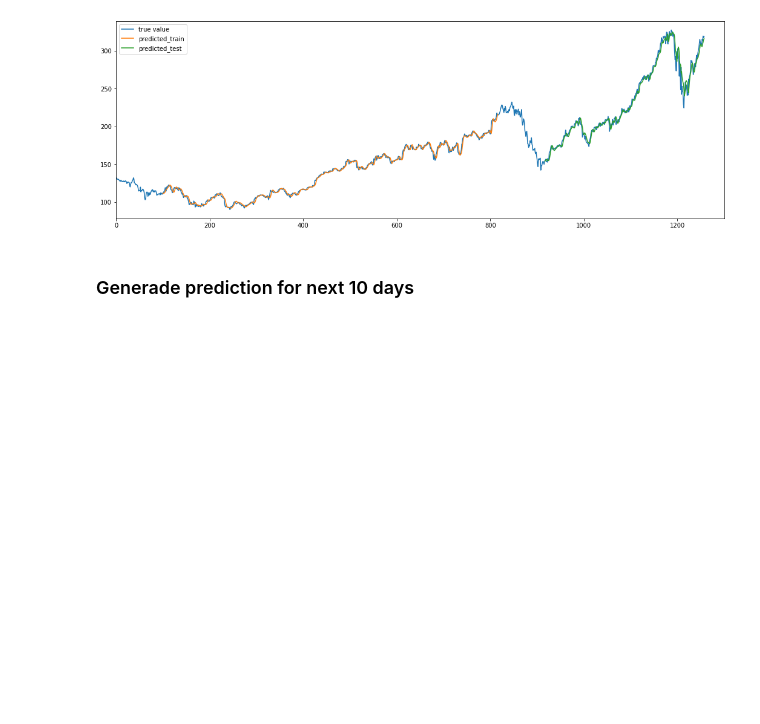
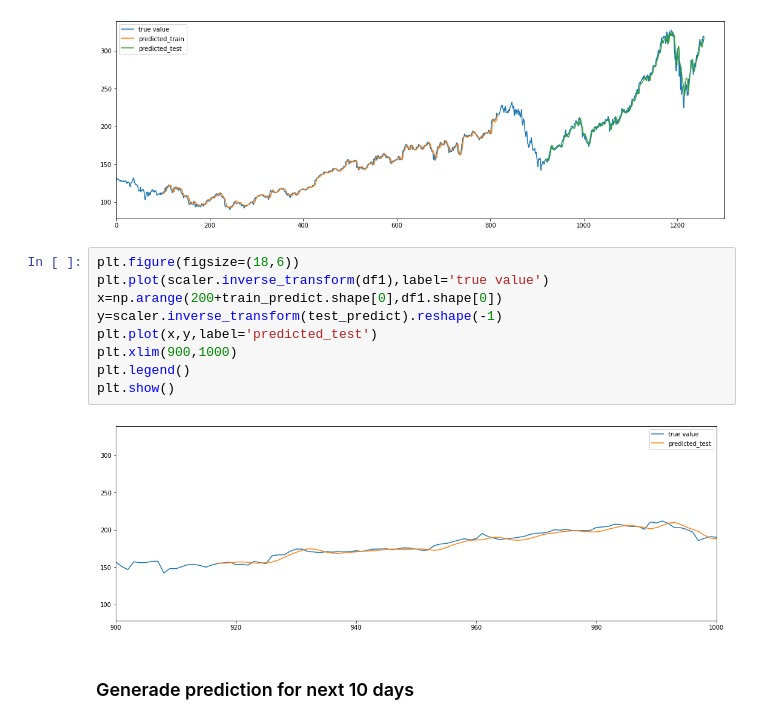
Before and after one commit to nguenvantuan/nguenvantuan, a Jupyter notebook: Tensorflow/Time Series/Stock_Forecasting.ipynb, the cells around one changed output. Drawn from its saved outputs; the diff is of its cells as text; blank space fills up the shorter version.

```diff
--- a/Tensorflow/Time Series/Stock_Forecasting.ipynb
+++ b/Tensorflow/Time Series/Stock_Forecasting.ipynb
@@ -192,6 +204,17 @@ plt.legend()
 plt.show()
 # %% [output]
 [figure]
+# %%
+plt.figure(figsize=(18,6))
+plt.plot(scaler.inverse_transform(df1),label='true value')
+x=np.arange(200+train_predict.shape[0],df1.shape[0])
+y=scaler.inverse_transform(test_predict).reshape(-1)
+plt.plot(x,y,label='predicted_test')
+plt.xlim(900,1000)
+plt.legend()
+plt.show()
+# %% [output]
+[figure, added]
 # %% [markdown]
 ### Generade prediction for next 10 days
 # %%
```
Also changed, not shown: parts of 5 cells of this notebook.
